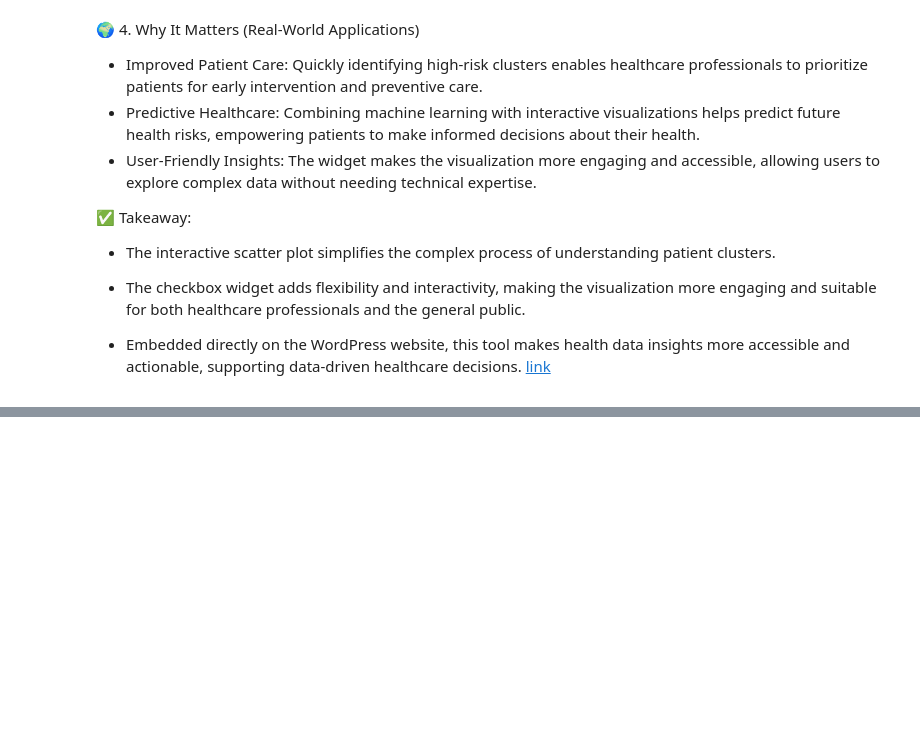
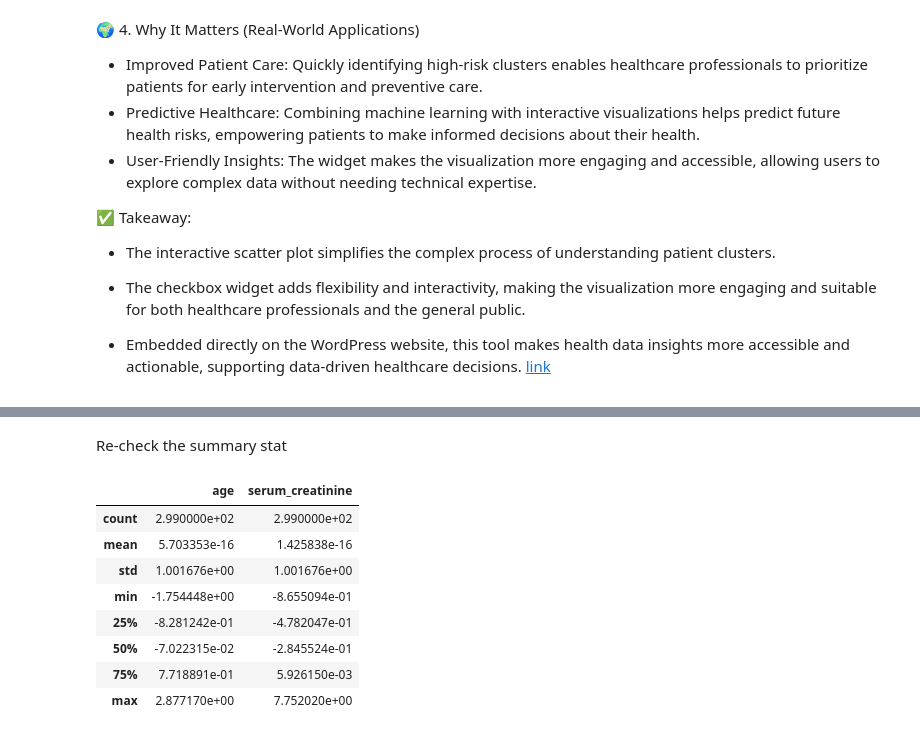
Before and after one commit to zpalevani/Capstone2, a Jupyter notebook: Capstone2.ipynb, the cells around one changed output, grey strips where cells are left out. Cells and saved outputs as stored; diff of their text form; code cells hidden in the pictures; blank space fills up the shorter version.

```diff
--- a/Capstone2.ipynb
+++ b/Capstone2.ipynb
@@ -850,0 +872,14 @@ The widget makes the visualization more engaging and accessible, allowing users
+# %% [markdown]
+Re-check the summary stat
+# %%
+df[['age', 'serum_creatinine']].describe()
+# %% [output]
+|  | age | serum_creatinine |
+| count | 2.990000e+02 | 2.990000e+02 |
+| mean | 5.703353e-16 | 1.425838e-16 |
+| std | 1.001676e+00 | 1.001676e+00 |
+| min | -1.754448e+00 | -8.655094e-01 |
+| 25% | -8.281242e-01 | -4.782047e-01 |
+| 50% | -7.022315e-02 | -2.845524e-01 |
+| 75% | 7.718891e-01 | 5.926150e-03 |
+| max | 2.877170e+00 | 7.752020e+00 |
```
Also changed, not shown: parts of 17 cells of this notebook.
